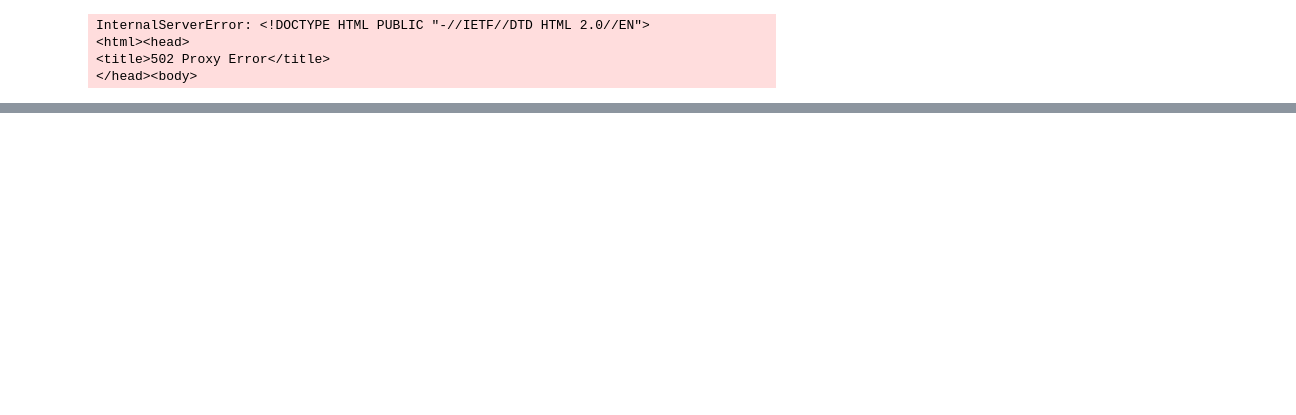
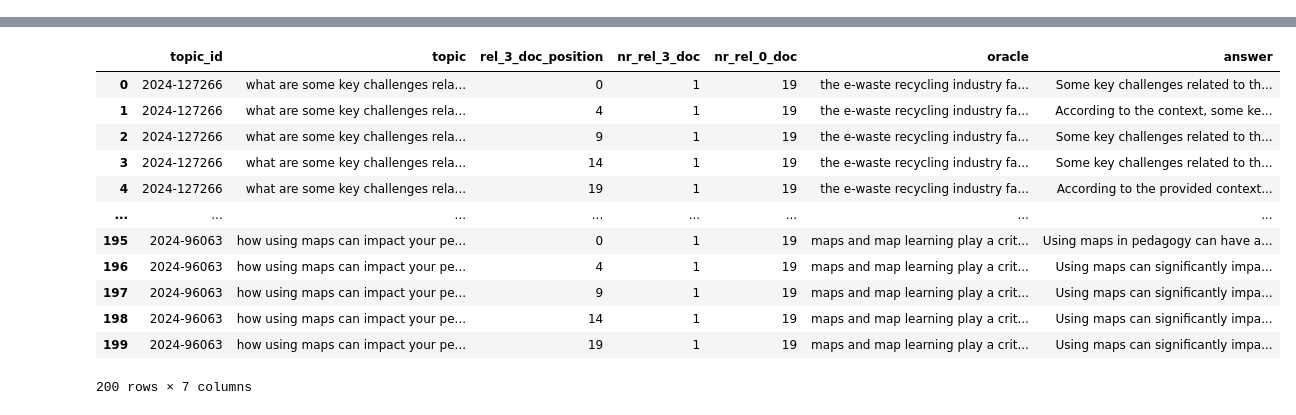
Before and after one commit to AlbertGesk/slt_group_2_positional_bias, a Jupyter notebook: notebooks/1.0-mh-LLM-test.ipynb, the cells around one changed output, grey strips where cells are left out. Saved outputs shown, nothing was run; the diff lists cells and outputs as text; code cells hidden in the pictures; blank space fills up the shorter version.

Commit message:
Llama test

```diff
--- a/notebooks/1.0-mh-LLM-test.ipynb
+++ b/notebooks/1.0-mh-LLM-test.ipynb
@@ -1,7 +1,7 @@
 # %%
 API_URL = "https://api.helmholtz-blablador.fz-juelich.de/v1/"
 API_KEY = ""
-API_MODEL = "alias-llama3-huge"
+API_MODEL = "10 Mistral-Nemo-Instruct-2407 - Our fast-experimental - with a large context size"
 
 from openai import OpenAI
 
@@ -28,6 +28,7 @@ from slt_positional_bias.dataset import generate_merged_data_frame, sort_data_fr
 
 # Liste für Ergebnisse
 results = []
+results_eval = []
 df_final = load_parquet_as_df("output_cleaned_df")
 
 topic_ids = df_final['topic_id'].unique()[:max_qids]
@@ -75,6 +76,16 @@ for topic_id in topic_ids:
         )
         answer = response.choices[0].message.content.strip()
 
+        results_eval.append({
+            'topic_id': topic_id,
+            'topic' : query,
+            'rel_3_doc_position': pos,
+            'nr_rel_3_doc': rel3_count,
+            'nr_rel_0_doc': rel0_count,
+            'oracle': rel_3_text,
+            'answer': answer
+        })
+
         evaluation_prompt = f"""
         You are evaluating a language model's answer based on a context of {sample_count} sections: one highly relevant, and {rel0_count} irrelevant.
 
@@ -105,8 +116,10 @@ for topic_id in topic_ids:
             'eval_result': eval_result
         })
 
+
 # DataFrame erstellen
 df_results = pd.DataFrame(results)
+df_results_eval = pd.DataFrame(results_eval)
 
 # An globalen Speicher anhängen (wenn vorhanden)
 try:
@@ -117,8 +130,7 @@ except NameError:
 # Ergebnisse anzeigen
 print("\nEval-Ergebnisse (Stichprobe):")
 print(df_results_all['eval_result'].value_counts())
-# %% [output]
-InternalServerError: <!DOCTYPE HTML PUBLIC "-//IETF//DTD HTML 2.0//EN">
-<html><head>
-<title>502 Proxy Error</title>
-</head><body>
+# %%
+store_df_as_parquet(df_results_eval, f"LLM-{API_MODEL}-sample-count-{sample_count}")
+df_results_eval
+# %% [output]
@@ -125 +138,14 @@ InternalServerError: <!DOCTYPE HTML PUBLIC "-//IETF//DTD HTML 2.0//EN">
+|  | topic_id | topic | rel_3_doc_position | nr_rel_3_doc | nr_rel_0_doc | oracle | answer |
+| 0 | 2024-127266 | what are some key challenges rela... | 0 | 1 | 19 | the e-waste recycling industry fa... | Some key challenges related to th... |
+| 1 | 2024-127266 | what are some key challenges rela... | 4 | 1 | 19 | the e-waste recycling industry fa... | According to the context, some ke... |
+| 2 | 2024-127266 | what are some key challenges rela... | 9 | 1 | 19 | the e-waste recycling industry fa... | Some key challenges related to th... |
+| 3 | 2024-127266 | what are some key challenges rela... | 14 | 1 | 19 | the e-waste recycling industry fa... | Some key challenges related to th... |
+| 4 | 2024-127266 | what are some key challenges rela... | 19 | 1 | 19 | the e-waste recycling industry fa... | According to the provided context... |
+| ... | ... | ... | ... | ... | ... | ... | ... |
+| 195 | 2024-96063 | how using maps can impact your pe... | 0 | 1 | 19 | maps and map learning play a crit... | Using maps in pedagogy can have a... |
+| 196 | 2024-96063 | how using maps can impact your pe... | 4 | 1 | 19 | maps and map learning play a crit... | Using maps can significantly impa... |
+| 197 | 2024-96063 | how using maps can impact your pe... | 9 | 1 | 19 | maps and map learning play a crit... | Using maps can significantly impa... |
+| 198 | 2024-96063 | how using maps can impact your pe... | 14 | 1 | 19 | maps and map learning play a crit... | Using maps can significantly impa... |
+| 199 | 2024-96063 | how using maps can impact your pe... | 19 | 1 | 19 | maps and map learning play a crit... | Using maps can significantly impa... |
+200 rows × 7 columns
 # %%
```
Also changed, not shown: parts of 3 cells of this notebook, 2 other files.
